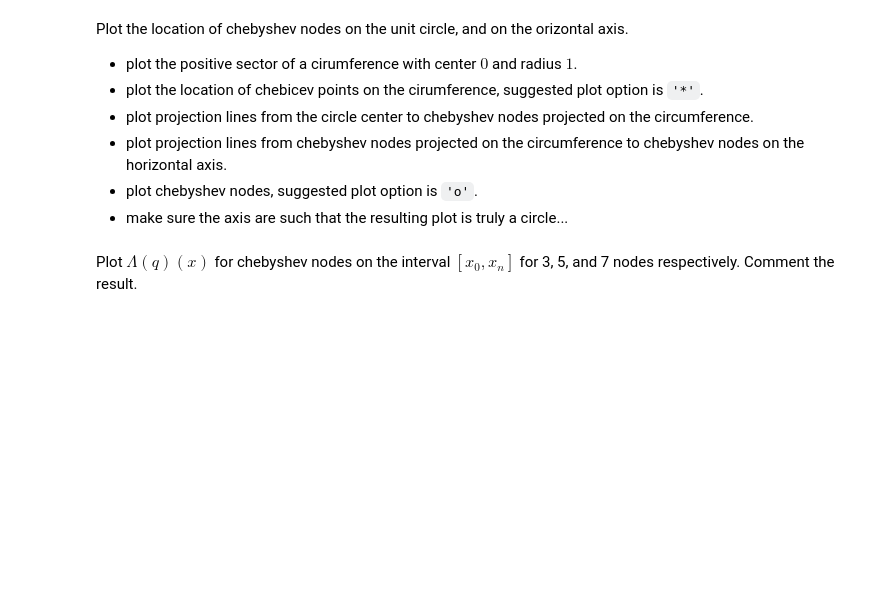
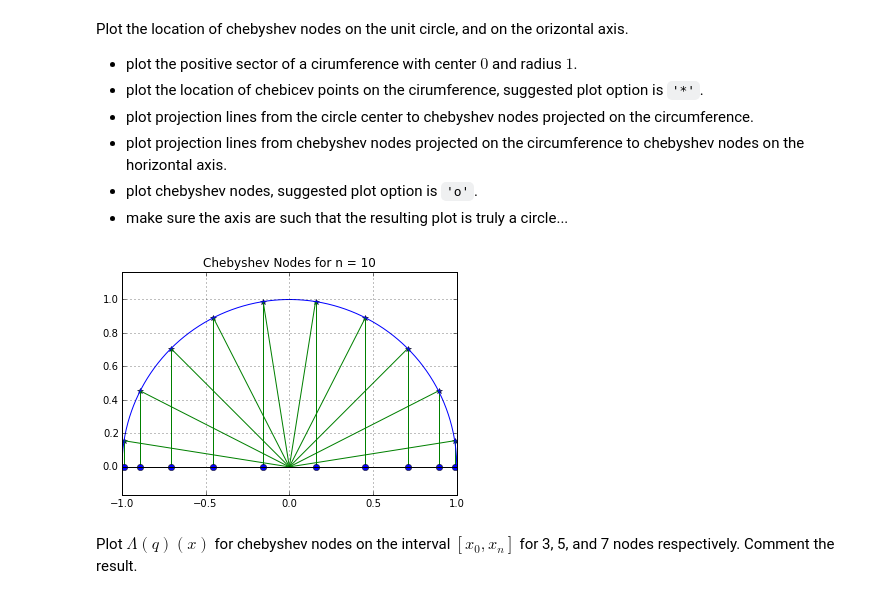
Before and after one commit to sissa/P1.4_seed, a Jupyter notebook: assignments/release/Basics/D2-exercises.ipynb, the cells around one changed output. Drawn from its saved outputs; the diff is of its cells as text; code cells hidden in the pictures; blank space fills up the shorter version.

```diff
--- a/assignments/release/Basics/D2-exercises.ipynb
+++ b/assignments/release/Basics/D2-exercises.ipynb
@@ -52,3 +64,5 @@ raise NotImplementedError()
+# %%
+chebyshev_nodes = lambda n: [ np.cos((2.0*k-1.0)/(2.0*n)*np.pi) for k in range(1,n+1) ]
 # %%
 assert_almost_equal(chebyshev_nodes(5),[  9.51056516e-01, 5.87785252e-01,   6.12323400e-17,  -5.87785252e-01,
   -9.51056516e-01],decimal=8)
@@ -69,2 +80,25 @@ raise NotImplementedError()
+# %%
+def node_projection(n):
+    x_nodes = chebyshev_nodes(n)
+    y_nodes = circ(np.array(x_nodes))
+    _ = plt.plot(x_nodes,y_nodes,'*b')
+    _ = []
+    for i in range(n):
+        _ = plt.plot([0,x_nodes[i]],[0,y_nodes[i]],'g-')
+        _ = plt.plot([x_nodes[i]]*2,[0,y_nodes[i]],'g-')
+    _ = plt.plot(x_nodes,y_nodes*0,'o')
+    _ = plt.title("Chebyshev Nodes for n = "+str(n))
+
+x = np.linspace(-1,1,1000)
+circ = lambda x: np.sqrt(1-x**2)
+
+_ = node_projection(10)
+_ = plt.plot(x,circ(x),'b')
+_ = plt.plot(x,x*0,'k')
+_ = plt.axes().set_aspect('equal', 'datalim')
+# _ = plt.axis('off')
+_ = plt.grid(True)
+# %% [output]
+[figure, added]
 # %% [markdown]
 Plot $\Lambda(q)(x)$ for chebyshev nodes on the interval $[x_0,x_n]$ for 3, 5, and 7 nodes respectively. Comment the result.
```
Also changed, not shown: parts of 36 cells of this notebook.
